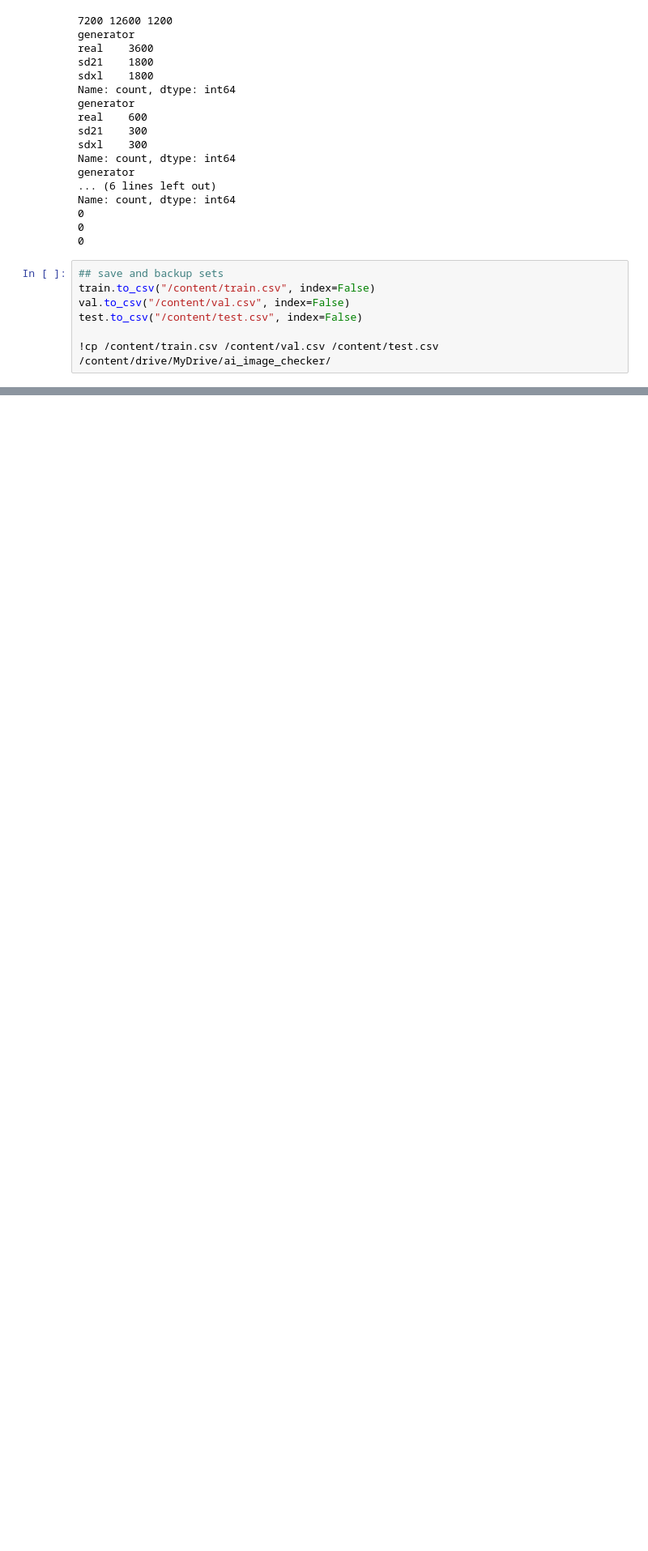
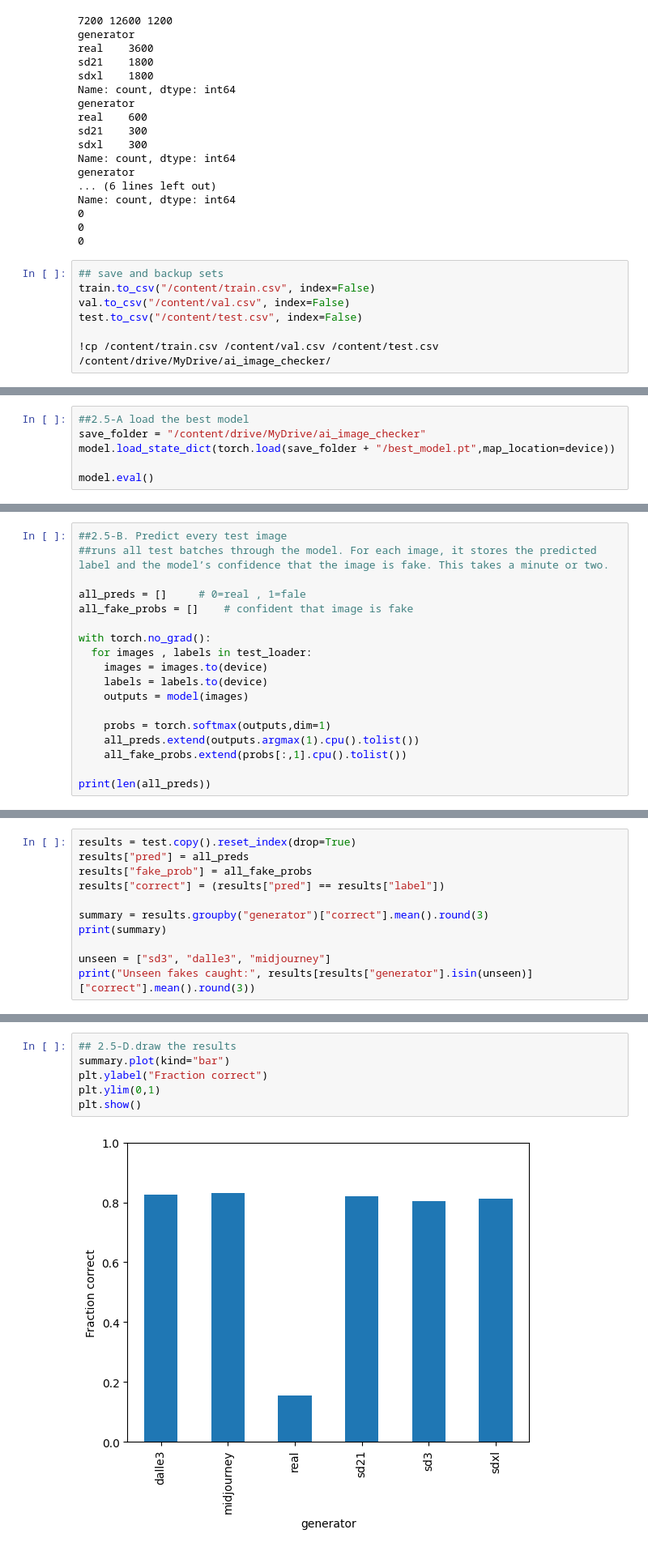
Before and after one commit to haidermalik68/Ai-image-checker, a Jupyter notebook: 00_Real_vs_AI_project_.ipynb, the cells around one changed output, grey strips where cells are left out. Shown at 81% size. Drawn from its saved outputs; the diff is of its cells as text; blank space fills up the shorter version.

```diff
--- a/00_Real_vs_AI_project_.ipynb
+++ b/00_Real_vs_AI_project_.ipynb
@@ -253,0 +593,6 @@ test.to_csv("/content/test.csv", index=False)
+# %%
+##2.5-A load the best model
+save_folder = "/content/drive/MyDrive/ai_image_checker"
+model.load_state_dict(torch.load(save_folder + "/best_model.pt",map_location=device))
+
+model.eval()
@@ -253,0 +617,18 @@ test.to_csv("/content/test.csv", index=False)
+# %%
+##2.5-B. Predict every test image
+##runs all test batches through the model. For each image, it stores the predicted label and the model’s confidence that the image is fake. This takes a minute or two.
+
+all_preds = []     # 0=real , 1=fale
+all_fake_probs = []    # confident that image is fake
+
+with torch.no_grad():
+  for images , labels in test_loader:
+    images = images.to(device)
+    labels = labels.to(device)
+    outputs = model(images)
+
+    probs = torch.softmax(outputs,dim=1)
+    all_preds.extend(outputs.argmax(1).cpu().tolist())
+    all_fake_probs.extend(probs[:,1].cpu().tolist())
+
+print(len(all_preds))
@@ -253,0 +640,11 @@ test.to_csv("/content/test.csv", index=False)
+# %%
+results = test.copy().reset_index(drop=True)
+results["pred"] = all_preds
+results["fake_prob"] = all_fake_probs
+results["correct"] = (results["pred"] == results["label"])
+
+summary = results.groupby("generator")["correct"].mean().round(3)
+print(summary)
+
+unseen = ["sd3", "dalle3", "midjourney"]
+print("Unseen fakes caught:", results[results["generator"].isin(unseen)]["correct"].mean().round(3))
@@ -253,0 +661,8 @@ test.to_csv("/content/test.csv", index=False)
+# %%
+## 2.5-D.draw the results
+summary.plot(kind="bar")
+plt.ylabel("Fraction correct")
+plt.ylim(0,1)
+plt.show()
+# %% [output]
+[figure, added]
```
Also changed, not shown: parts of 39 cells of this notebook.
